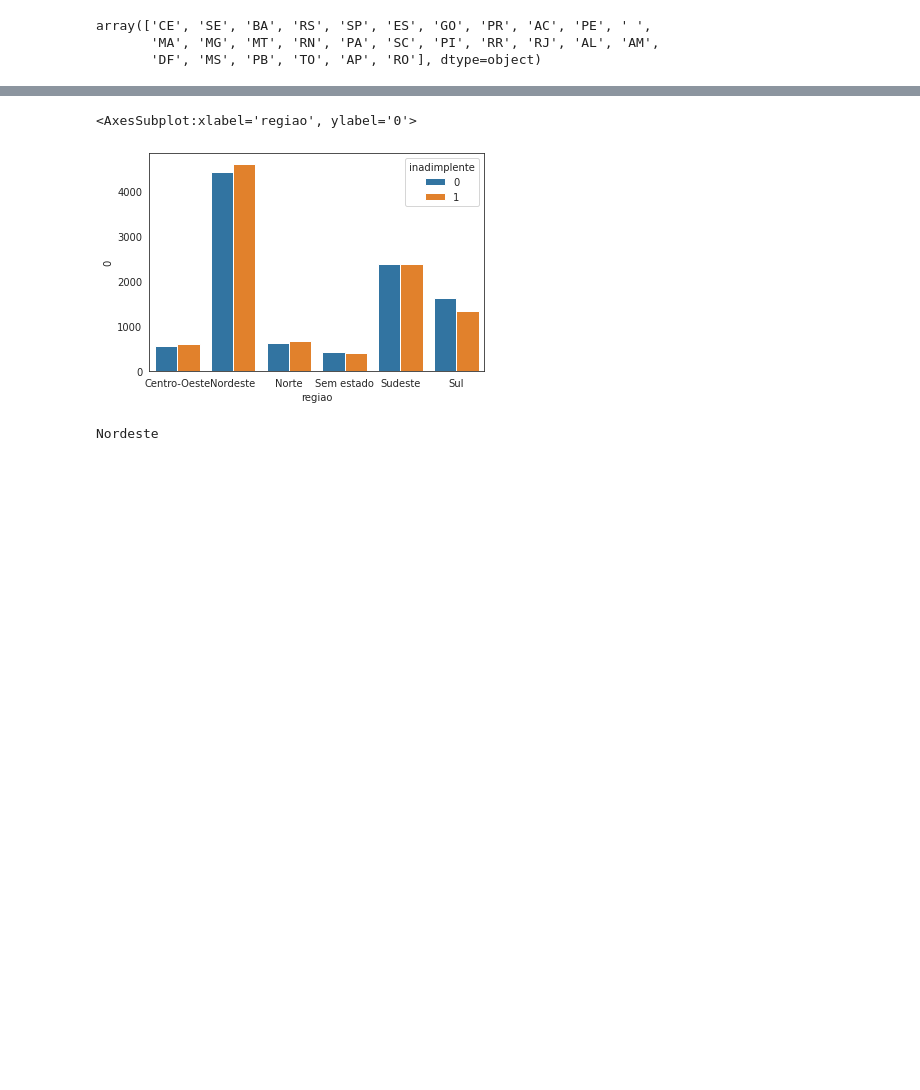
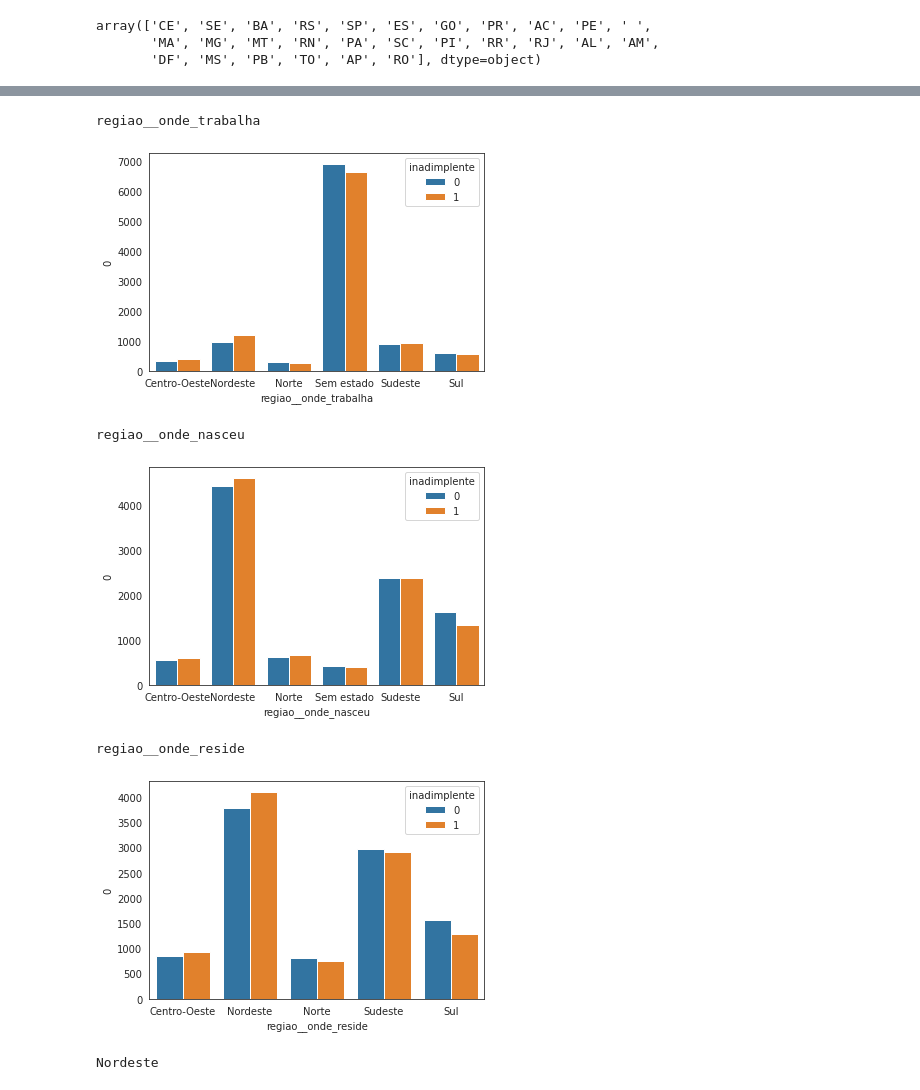
Before and after one commit to QIRoss/Credit-Aproval-Job, a Jupyter notebook: EDA.ipynb, the cells around one changed output, grey strips where cells are left out. Saved outputs shown, nothing was run; the diff lists cells and outputs as text; code cells hidden in the pictures; blank space fills up the shorter version.

```diff
--- a/EDA.ipynb
+++ b/EDA.ipynb
@@ -199,8 +254,6 @@ x.groupby('inadimplente').size().reset_index()
 # %%
-credit_df['renda_mensal_regular']
-credit_df['renda_mensal_norm'] = (
-    credit_df['renda_mensal_regular']-credit_df['renda_mensal_regular'].mean())/credit_df['renda_mensal_regular'].std()
-
-
 credit_df['valor_patrimonio_pessoal_norm'] = (
     credit_df['valor_patrimonio_pessoal']-credit_df['valor_patrimonio_pessoal'].mean())/credit_df['valor_patrimonio_pessoal'].std()
+
+credit_df['renda_total_norm'] = (
+    credit_df['renda_total']-credit_df['renda_total'].mean())/credit_df['renda_total'].std()
@@ -225,0 +296,5 @@ sns.scatterplot(x='renda_mensal_norm', y='valor_patrimonio_pessoal_norm', data=x
+# %%
+estado_cols = ['estado_onde_trabalha', 'estado_onde_nasceu', 'estado_onde_reside']
+# %%
+x = 'estado_onde_trabalha'
+x[6:]
@@ -234,4 +309,5 @@ array(['CE', 'SE', 'BA', 'RS', 'SP', 'ES', 'GO', 'PR', 'AC', 'PE', ' ',
 # %%
+# cria coluna regiao
 regions = {'PR' : 'Sul',
 'RS' : 'Sul',
 'SC' : 'Sul',
@@ -261,9 +337,11 @@ regions = {'PR' : 'Sul',
 'RN' : 'Nordeste',
 ' ' : 'Sem estado'}
 
+regiao_cols = []
 
-credit_df['regiao'] = credit_df['estado_onde_nasceu'].map(regions)
-
-credit_df['regiao'].isna().sum()
+for col in estado_cols:
+    credit_df[f'regiao{col[6:]}'] = credit_df[col].map(regions)
+    regiao_cols.append(f'regiao{col[6:]}')
+    print(credit_df[f'regiao{col[6:]}'].isna().sum())
 # %% [output]
 0
@@ -270,10 +350,16 @@ credit_df['regiao'].isna().sum()
 # %%
-x = credit_df.groupby(['regiao', 'inadimplente']).size().reset_index()
-
-sns.barplot(x='regiao', y=0, hue='inadimplente', data=x)
+for col in regiao_cols:
+    x = credit_df.groupby([col, 'inadimplente']).size().reset_index()
+    print(col)
+    sns.barplot(x=col, y=0, hue='inadimplente', data=x)
+    plt.show()
 # %% [output]
-<AxesSubplot:xlabel='regiao', ylabel='0'>
+regiao__onde_trabalha
-[figure, old version]
+[figure, new version]
+regiao__onde_nasceu
+[figure, added]
+regiao__onde_reside
+[figure, added]
 # %%
 for regiao in credit_df['regiao'].unique().tolist():
     print(regiao)
```
Also changed, not shown: parts of 33 cells of this notebook, 15 other files.
